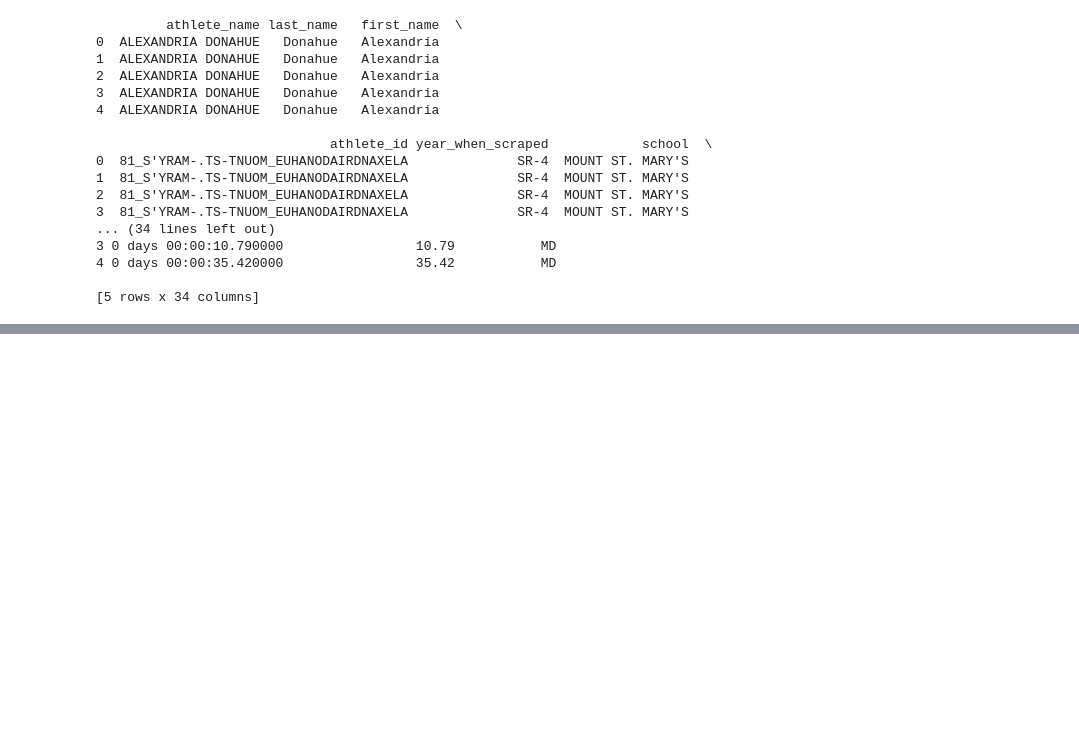
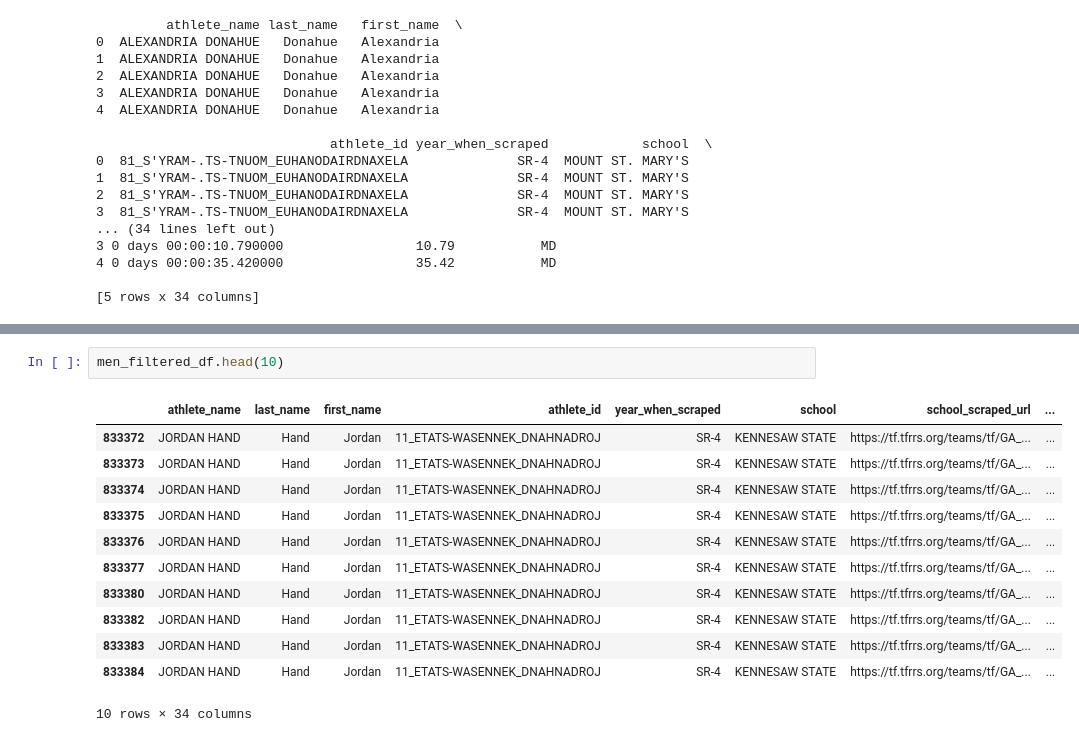
Before and after one commit to stanski901/exploring_tfrrs, a Jupyter notebook: initial_explore.ipynb, the cells around one changed output, grey strips where cells are left out. Saved outputs shown, nothing was run; the diff lists cells and outputs as text; blank space fills up the shorter version.

```diff
--- a/initial_explore.ipynb
+++ b/initial_explore.ipynb
@@ -29,0 +58,15 @@ print(data.head())
+# %%
+men_filtered_df.head(10)
+# %% [output]
+|  | athlete_name | last_name | first_name | athlete_id | year_when_scraped | school | school_scraped_url | ... |
+| 833372 | JORDAN HAND | Hand | Jordan | 11_ETATS-WASENNEK_DNAHNADROJ | SR-4 | KENNESAW STATE | https://tf.tfrrs.org/teams/tf/GA_... | ... |
+| 833373 | JORDAN HAND | Hand | Jordan | 11_ETATS-WASENNEK_DNAHNADROJ | SR-4 | KENNESAW STATE | https://tf.tfrrs.org/teams/tf/GA_... | ... |
+| 833374 | JORDAN HAND | Hand | Jordan | 11_ETATS-WASENNEK_DNAHNADROJ | SR-4 | KENNESAW STATE | https://tf.tfrrs.org/teams/tf/GA_... | ... |
+| 833375 | JORDAN HAND | Hand | Jordan | 11_ETATS-WASENNEK_DNAHNADROJ | SR-4 | KENNESAW STATE | https://tf.tfrrs.org/teams/tf/GA_... | ... |
+| 833376 | JORDAN HAND | Hand | Jordan | 11_ETATS-WASENNEK_DNAHNADROJ | SR-4 | KENNESAW STATE | https://tf.tfrrs.org/teams/tf/GA_... | ... |
+| 833377 | JORDAN HAND | Hand | Jordan | 11_ETATS-WASENNEK_DNAHNADROJ | SR-4 | KENNESAW STATE | https://tf.tfrrs.org/teams/tf/GA_... | ... |
+| 833380 | JORDAN HAND | Hand | Jordan | 11_ETATS-WASENNEK_DNAHNADROJ | SR-4 | KENNESAW STATE | https://tf.tfrrs.org/teams/tf/GA_... | ... |
+| 833382 | JORDAN HAND | Hand | Jordan | 11_ETATS-WASENNEK_DNAHNADROJ | SR-4 | KENNESAW STATE | https://tf.tfrrs.org/teams/tf/GA_... | ... |
+| 833383 | JORDAN HAND | Hand | Jordan | 11_ETATS-WASENNEK_DNAHNADROJ | SR-4 | KENNESAW STATE | https://tf.tfrrs.org/teams/tf/GA_... | ... |
+| 833384 | JORDAN HAND | Hand | Jordan | 11_ETATS-WASENNEK_DNAHNADROJ | SR-4 | KENNESAW STATE | https://tf.tfrrs.org/teams/tf/GA_... | ... |
+10 rows × 34 columns
```
Also changed, not shown: parts of 5 cells of this notebook.
